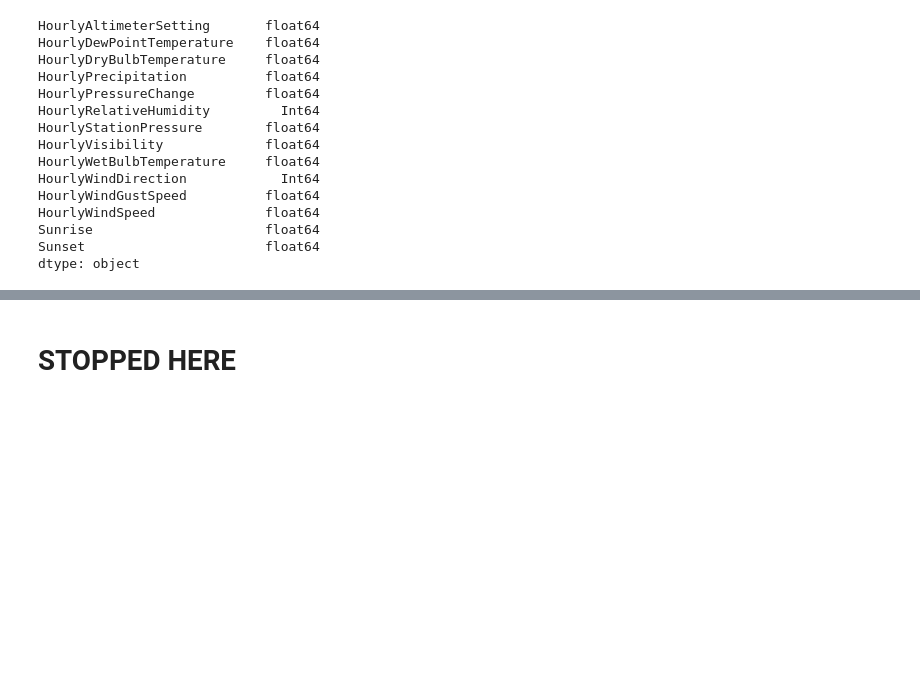
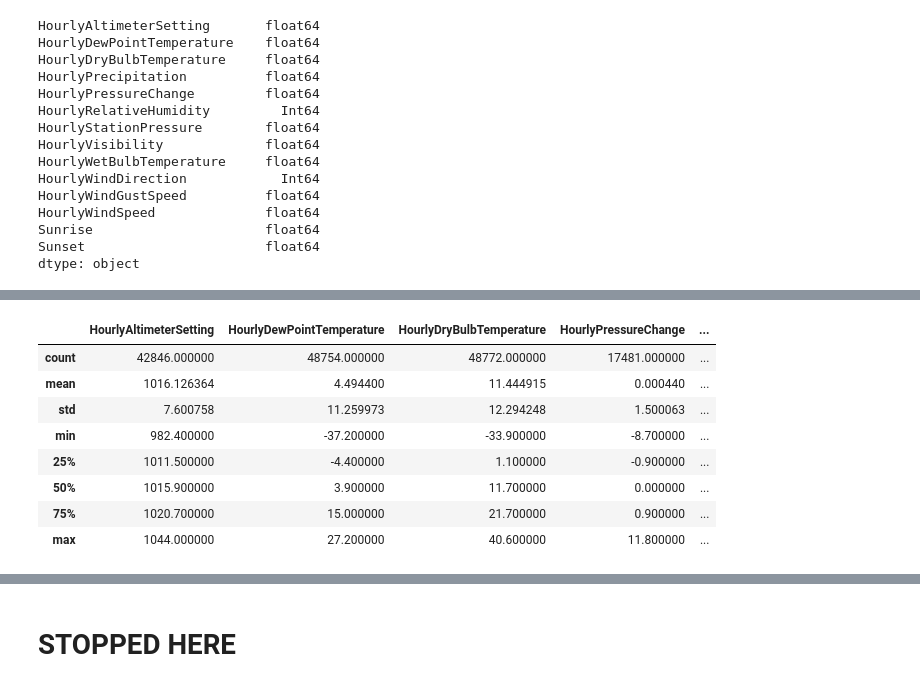
Before and after one commit to emskiphoto/noaa-weather-hourly, a Jupyter notebook: dev/noaa-weather-hourly.ipynb, the cells around one changed output, grey strips where cells are left out. Cells and saved outputs as stored; diff of their text form; code cells hidden in the pictures; blank space fills up the shorter version.

```diff
--- a/dev/noaa-weather-hourly.ipynb
+++ b/dev/noaa-weather-hourly.ipynb
@@ -268,7 +261,9 @@ files_usecols
 # %%
 df = pd.concat((pd.read_csv(f_, usecols=cols_, parse_dates=['DATE'],
                             index_col='DATE', low_memory=False) for
-                f_, cols_ in files_usecols.items()), axis=0).sort_index()
+                f_, cols_ in files_usecols.items()), axis=0)\
+                .reset_index().drop_duplicates()
+df = df.set_index('DATE', drop=True).sort_index()
 df
 # %% [output]
 |  | STATION | HourlyAltimeterSetting | HourlyDewPointTemperature | HourlyDryBulbTemperature | HourlyPrecipitation | ... |
@@ -285,6 +280,12 @@ df
 | 2023-12-31 22:54:00 | USW00014939 | 1028.1 | -7.8 | -6.1 | NaN | ... |
 | 2023-12-31 23:54:00 | USW00014939 | 1028.1 | -8.9 | -7.8 | NaN | ... |
 50283 rows × 15 columns
+# %%
+# keep track of the count of raw timestamps prior to processing
+n_records_raw = df.shape[0]
+# track statistics by column prior to processing, omit 'Sunrise' & 'Sunset' from stats
+cols_sunrise_sunset = df.columns.intersection(['Sunrise', 'Sunset']).tolist()
+df_stats_pre = df.loc[:, df.columns.difference(cols_sunrise_sunset)].describe()
 # %%
 # df = df[cols_use].copy()
 df.shape
@@ -598,0 +829,12 @@ df['Sunrise'].dtype.name
+# %%
+df_stats_pre
+# %% [output]
+|  | HourlyAltimeterSetting | HourlyDewPointTemperature | HourlyDryBulbTemperature | HourlyPressureChange | ... |
+| count | 42846.000000 | 48754.000000 | 48772.000000 | 17481.000000 | ... |
+| mean | 1016.126364 | 4.494400 | 11.444915 | 0.000440 | ... |
+| std | 7.600758 | 11.259973 | 12.294248 | 1.500063 | ... |
+| min | 982.400000 | -37.200000 | -33.900000 | -8.700000 | ... |
+| 25% | 1011.500000 | -4.400000 | 1.100000 | -0.900000 | ... |
+| 50% | 1015.900000 | 3.900000 | 11.700000 | 0.000000 | ... |
+| 75% | 1020.700000 | 15.000000 | 21.700000 | 0.900000 | ... |
+| max | 1044.000000 | 27.200000 | 40.600000 | 11.800000 | ... |
```
Also changed, not shown: parts of 72 cells of this notebook, 3 other files.
